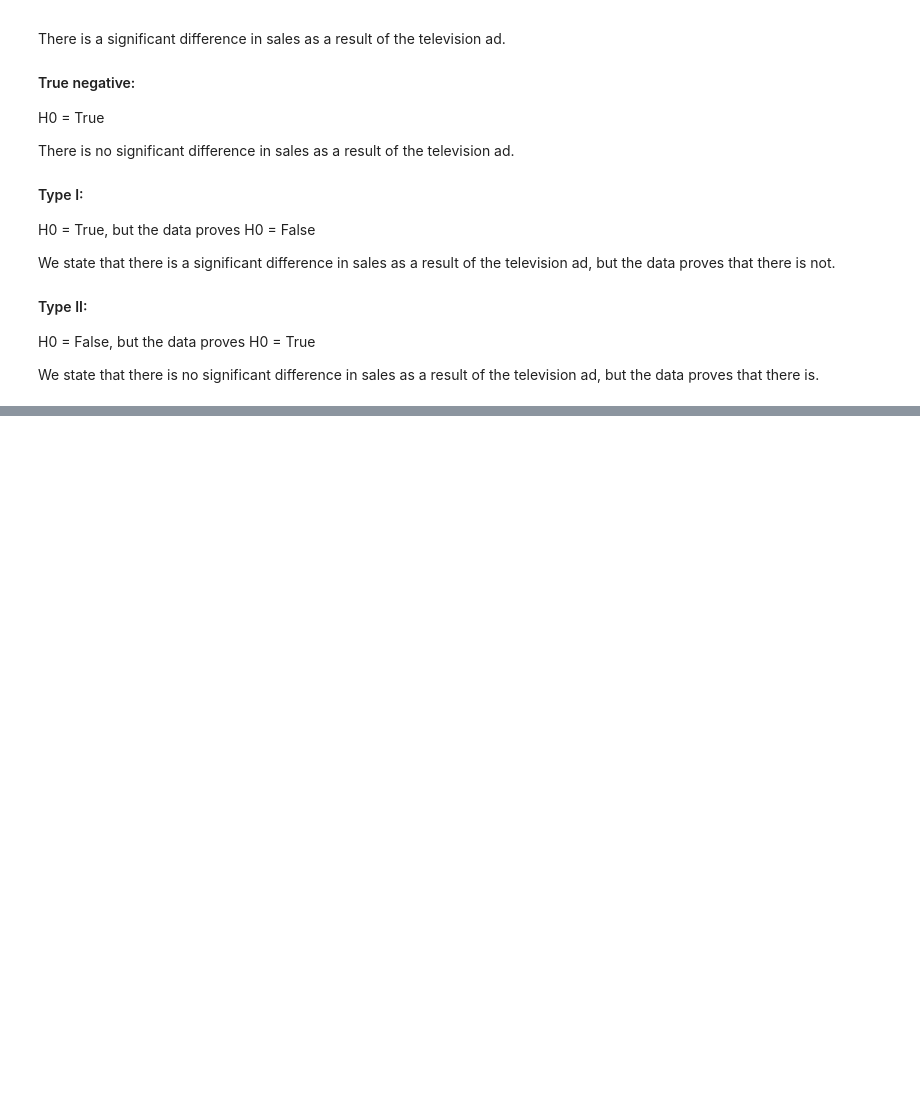
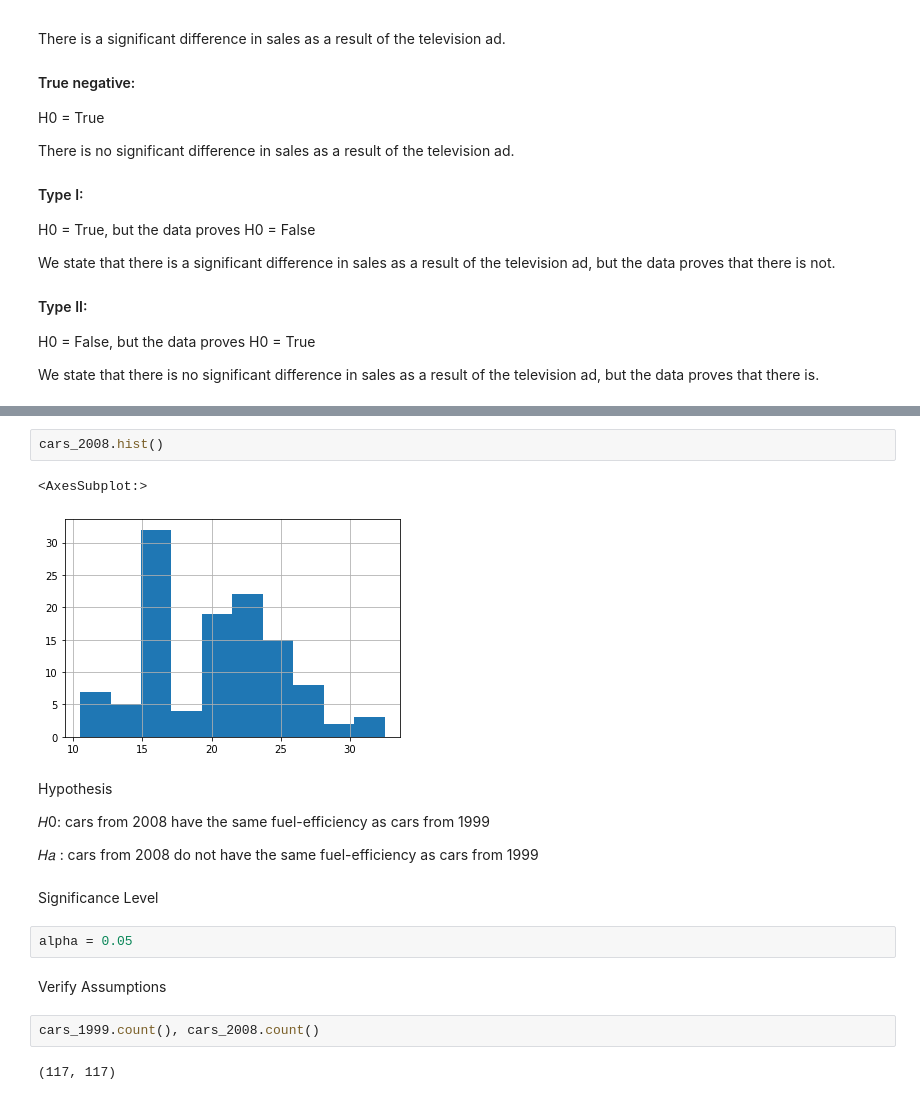
Before and after one commit to chadallen210/statistics-exercises, a Jupyter notebook: hypothesis_testing.ipynb, the cells around one changed output, grey strips where cells are left out. Saved outputs shown, nothing was run; the diff lists cells and outputs as text; blank space fills up the shorter version.

```diff
--- a/hypothesis_testing.ipynb
+++ b/hypothesis_testing.ipynb
@@ -104,0 +231,21 @@ We state that there is no significant difference in sales as a result of the tel
+# %%
+cars_2008.hist()
+# %% [output]
+<AxesSubplot:>
+[figure, added]
+# %% [markdown]
+Hypothesis
+
+𝐻0: cars from 2008 have the same fuel-efficiency as cars from 1999
+
+𝐻𝑎 : cars from 2008 do not have the same fuel-efficiency as cars from 1999
+# %% [markdown]
+Significance Level
+# %%
+alpha = 0.05
+# %% [markdown]
+Verify Assumptions
+# %%
+cars_1999.count(), cars_2008.count()
+# %% [output]
+(117, 117)
```
Also changed, not shown: parts of 59 cells of this notebook.
